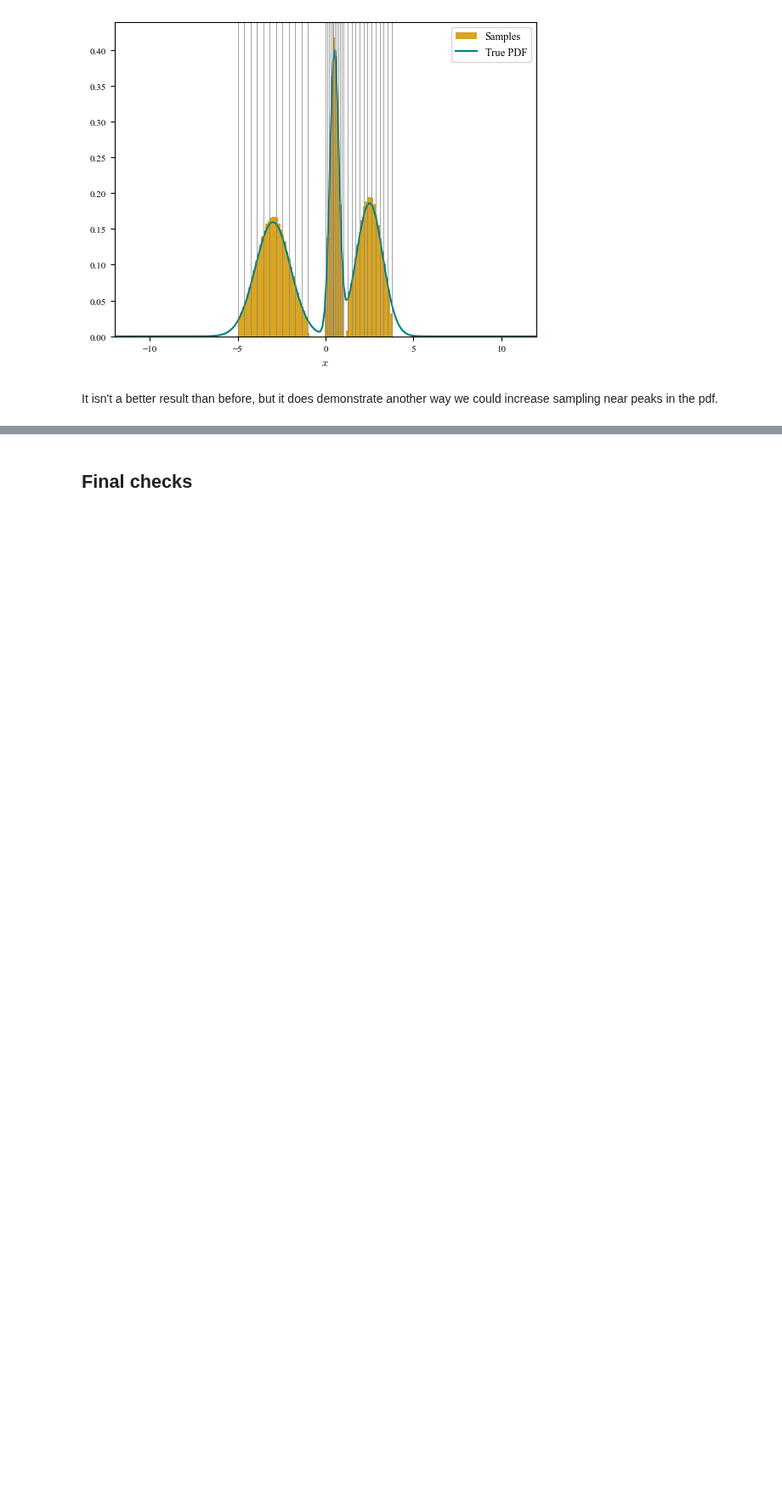
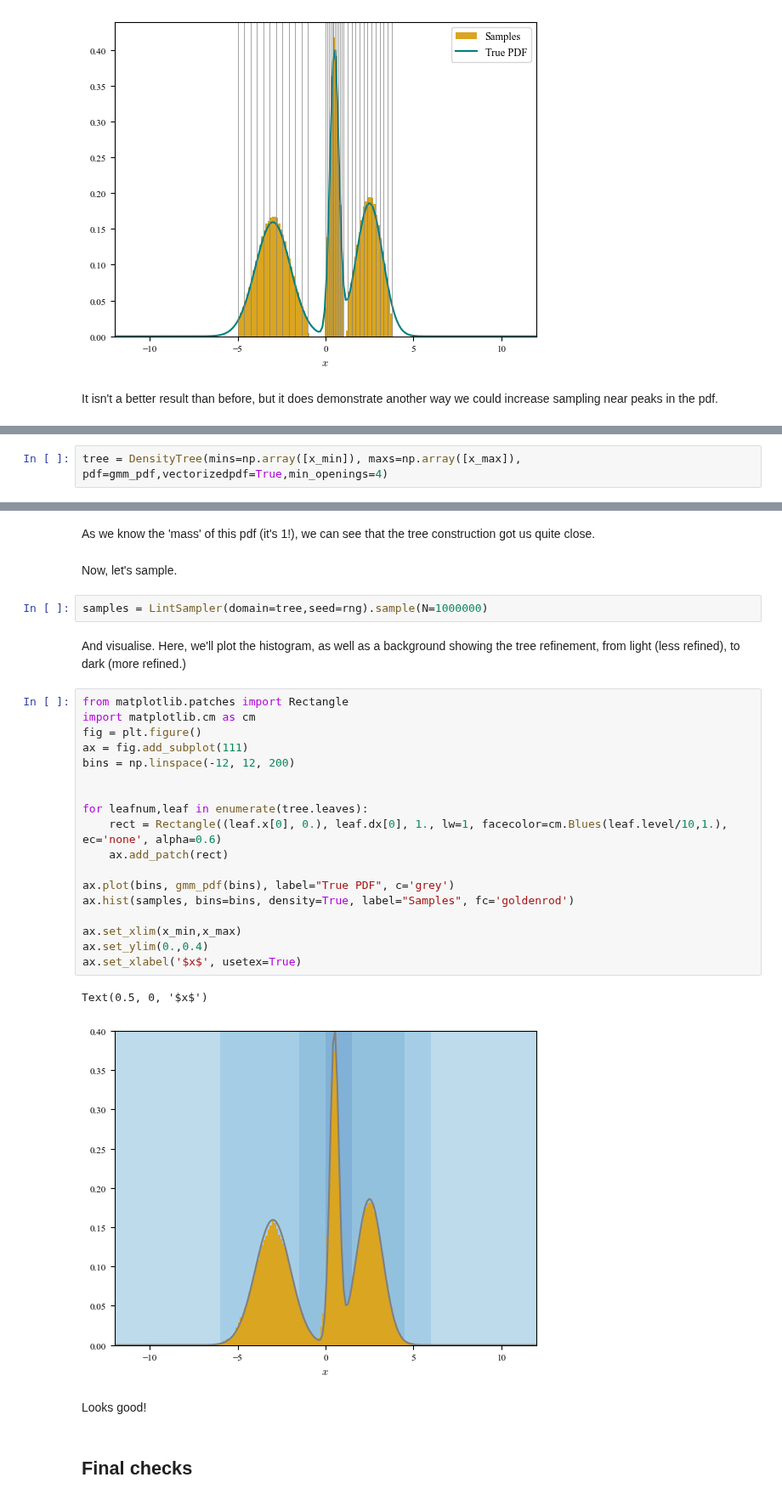
Before and after one commit to aneeshnaik/lintsampler, a Jupyter notebook: docs/source/example_notebooks/1_gmm.ipynb, the cells around one changed output, grey strips where cells are left out. Shown at 85% size. Cells and saved outputs as stored; diff of their text form; blank space fills up the shorter version.

```diff
--- a/docs/source/example_notebooks/1_gmm.ipynb
+++ b/docs/source/example_notebooks/1_gmm.ipynb
@@ -143,0 +152,2 @@ It isn't a better result than before, but it does demonstrate another way we cou
+# %%
+tree = DensityTree(mins=np.array([x_min]), maxs=np.array([x_max]), pdf=gmm_pdf,vectorizedpdf=True,min_openings=4)
@@ -144,3 +176,34 @@ It isn't a better result than before, but it does demonstrate another way we cou
+# %% [markdown]
+As we know the 'mass' of this pdf (it's 1!), we can see that the tree construction got us quite close.
+# %% [markdown]
+Now, let's sample.
+# %%
+samples = LintSampler(domain=tree,seed=rng).sample(N=1000000)
+# %% [markdown]
+And visualise. Here, we'll plot the histogram, as well as a background showing the tree refinement, from light (less refined), to dark (more refined.)
+# %%
+from matplotlib.patches import Rectangle
+import matplotlib.cm as cm
+fig = plt.figure()
+ax = fig.add_subplot(111)
+bins = np.linspace(-12, 12, 200)
+
+
+for leafnum,leaf in enumerate(tree.leaves):
+    rect = Rectangle((leaf.x[0], 0.), leaf.dx[0], 1., lw=1, facecolor=cm.Blues(leaf.level/10,1.), ec='none', alpha=0.6)
+    ax.add_patch(rect)
+
+ax.plot(bins, gmm_pdf(bins), label="True PDF", c='grey')
+ax.hist(samples, bins=bins, density=True, label="Samples", fc='goldenrod')
+
+ax.set_xlim(x_min,x_max)
+ax.set_ylim(0.,0.4)
+ax.set_xlabel('$x$', usetex=True)
+# %% [output]
+Text(0.5, 0, '$x$')
+[figure, added]
+# %% [markdown]
+Looks good!
 # %% [markdown]
 ## Final checks
 # %% [markdown]
```
Also changed, not shown: parts of 9 cells of this notebook.
